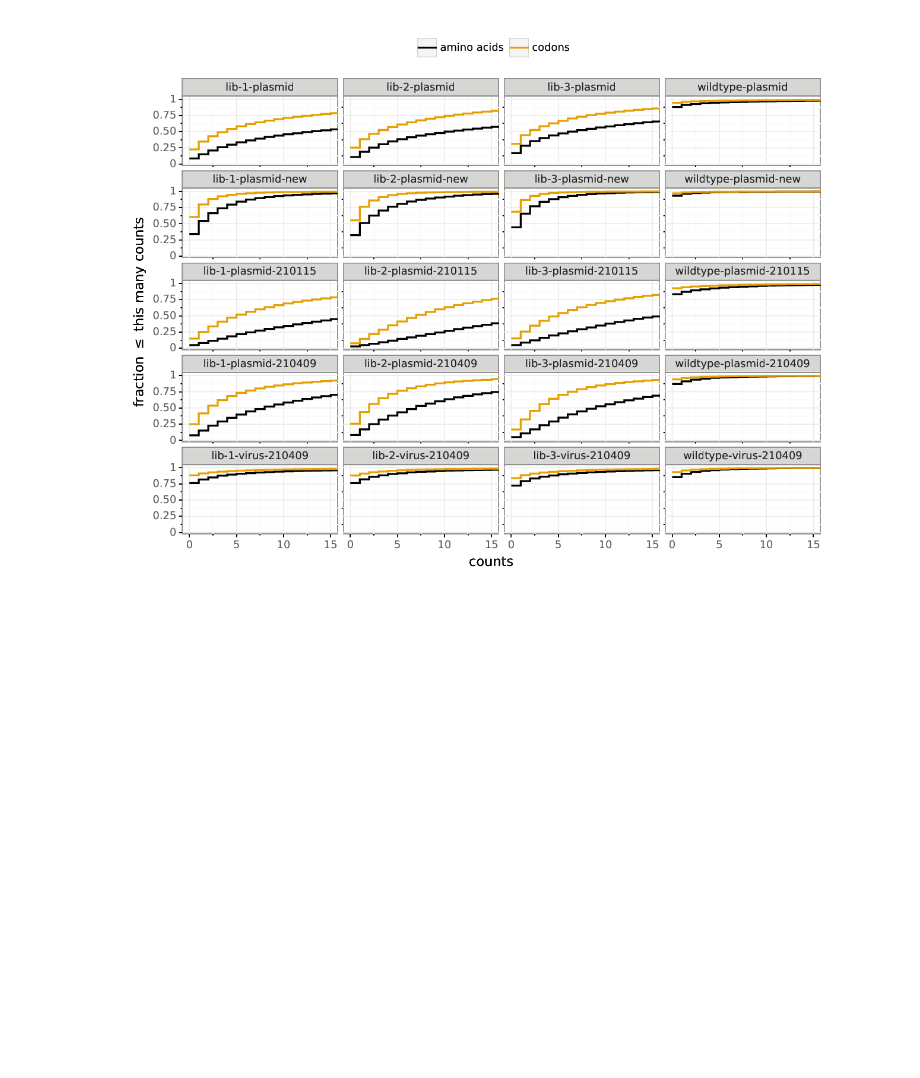
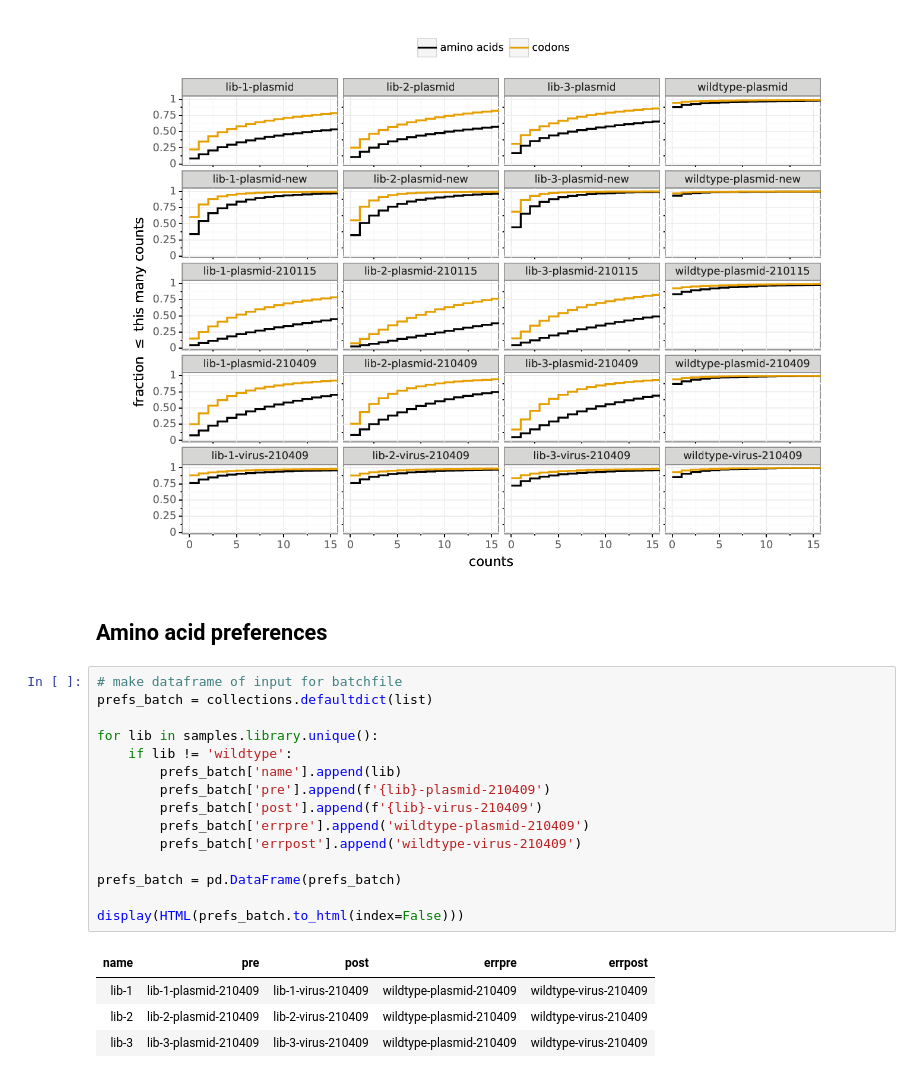
Before and after one commit to jbloomlab/ZIKV_MAP_GooLab, a Jupyter notebook: map_analysis.ipynb, the cells around one changed output. Saved outputs shown, nothing was run; the diff lists cells and outputs as text; blank space fills up the shorter version.

Commit message:
initialized new branch for amino acid preference calculation; added new lines to jupyter notebook to call dms2_batch_prefs

```diff
--- a/map_analysis.ipynb
+++ b/map_analysis.ipynb
@@ -184,3 +185,25 @@ We can see that most possible mutations are sampled very well in the plasmid sam
 showPDF(bcsubamp_plot_prefix + 'cumulmutcounts.pdf')
 # %% [output]
 [figure]
+# %% [markdown]
+## Amino acid preferences
+# %%
+# make dataframe of input for batchfile
+prefs_batch = collections.defaultdict(list)
+
+for lib in samples.library.unique():
+    if lib != 'wildtype':
+        prefs_batch['name'].append(lib)
+        prefs_batch['pre'].append(f'{lib}-plasmid-210409')
+        prefs_batch['post'].append(f'{lib}-virus-210409')
+        prefs_batch['errpre'].append('wildtype-plasmid-210409')
+        prefs_batch['errpost'].append('wildtype-virus-210409')
+
+prefs_batch = pd.DataFrame(prefs_batch)
+
+display(HTML(prefs_batch.to_html(index=False)))
+# %% [output]
+| name | pre | post | errpre | errpost |
+| lib-1 | lib-1-plasmid-210409 | lib-1-virus-210409 | wildtype-plasmid-210409 | wildtype-virus-210409 |
+| lib-2 | lib-2-plasmid-210409 | lib-2-virus-210409 | wildtype-plasmid-210409 | wildtype-virus-210409 |
+| lib-3 | lib-3-plasmid-210409 | lib-3-virus-210409 | wildtype-plasmid-210409 | wildtype-virus-210409 |
```
Also changed, not shown: parts of 4 cells of this notebook.
